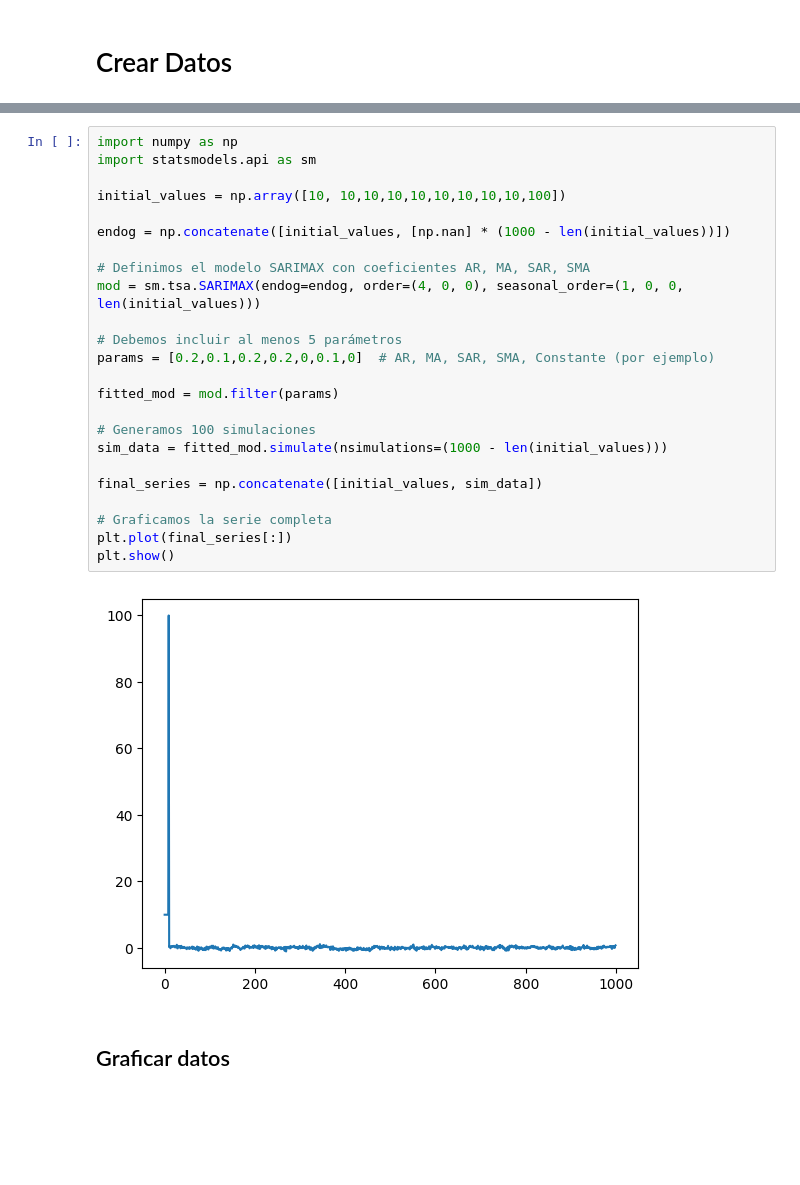
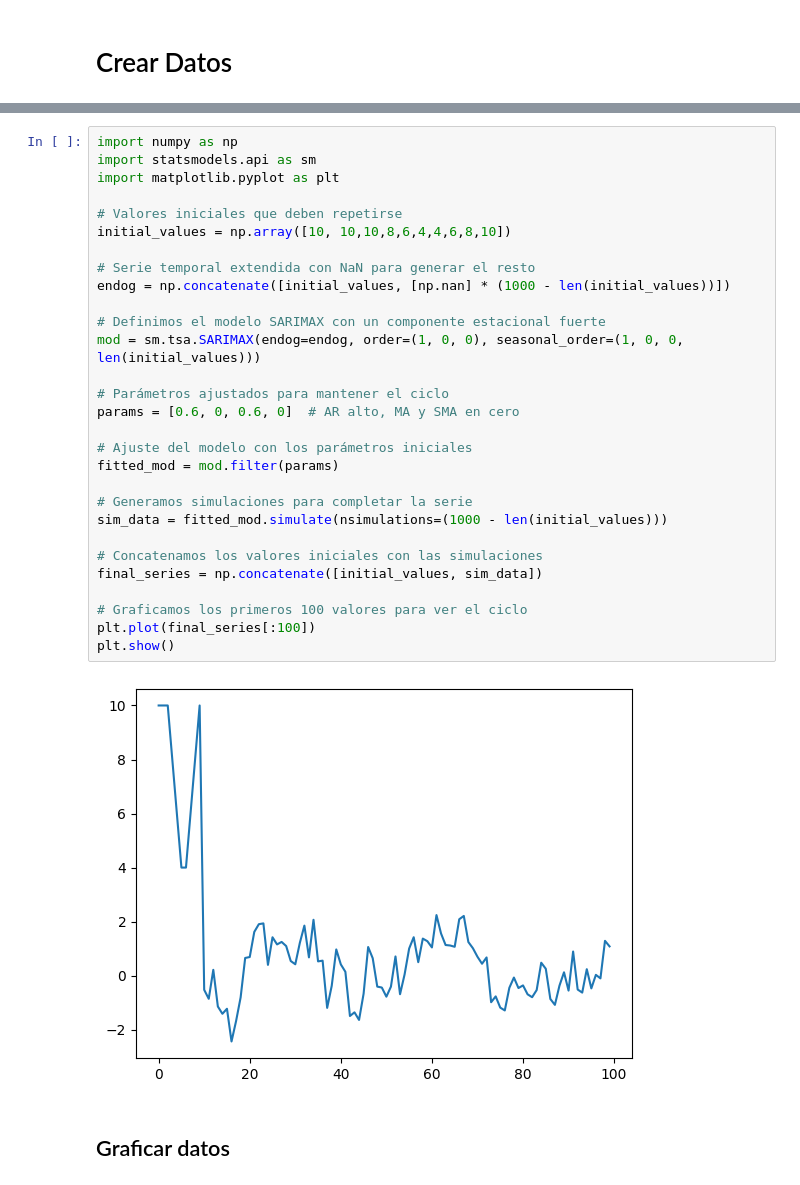
Before and after one commit to JuanPrada26/TesisMaestriaJuanDiegoPrada, a Jupyter notebook: Modelos/TensorFlow Privacy/Datos Sintéticos Tensorflow Privacy.ipynb, the cells around one changed output, grey strips where cells are left out. Cells and saved outputs as stored; diff of their text form; blank space fills up the shorter version.

```diff
--- a/Modelos/TensorFlow Privacy/Datos Sintéticos Tensorflow Privacy.ipynb
+++ b/Modelos/TensorFlow Privacy/Datos Sintéticos Tensorflow Privacy.ipynb
@@ -68,29 +115,34 @@ plt.plot(sim_data[:1000])
 # %%
 import numpy as np
 import statsmodels.api as sm
+import matplotlib.pyplot as plt
 
-initial_values = np.array([10, 10,10,10,10,10,10,10,10,100])
+# Valores iniciales que deben repetirse
+initial_values = np.array([10, 10,10,8,6,4,4,6,8,10])
 
+# Serie temporal extendida con NaN para generar el resto
 endog = np.concatenate([initial_values, [np.nan] * (1000 - len(initial_values))])
 
-# Definimos el modelo SARIMAX con coeficientes AR, MA, SAR, SMA
-mod = sm.tsa.SARIMAX(endog=endog, order=(4, 0, 0), seasonal_order=(1, 0, 0, len(initial_values)))
+# Definimos el modelo SARIMAX con un componente estacional fuerte
+mod = sm.tsa.SARIMAX(endog=endog, order=(1, 0, 0), seasonal_order=(1, 0, 0, len(initial_values)))
 
-# Debemos incluir al menos 5 parámetros
-params = [0.2,0.1,0.2,0.2,0,0.1,0]  # AR, MA, SAR, SMA, Constante (por ejemplo)
+# Parámetros ajustados para mantener el ciclo
+params = [0.6, 0, 0.6, 0]  # AR alto, MA y SMA en cero
 
+# Ajuste del modelo con los parámetros iniciales
 fitted_mod = mod.filter(params)
 
-# Generamos 100 simulaciones
+# Generamos simulaciones para completar la serie
 sim_data = fitted_mod.simulate(nsimulations=(1000 - len(initial_values)))
 
+# Concatenamos los valores iniciales con las simulaciones
 final_series = np.concatenate([initial_values, sim_data])
 
-# Graficamos la serie completa
-plt.plot(final_series[:])
+# Graficamos los primeros 100 valores para ver el ciclo
+plt.plot(final_series[:100])
 plt.show()
 # %% [output]
-[figure, old version]
+[figure, new version]
 # %% [markdown]
 ## Graficar datos
 # %% [markdown]
```
Also changed, not shown: parts of 4 cells of this notebook, 14 other files.
